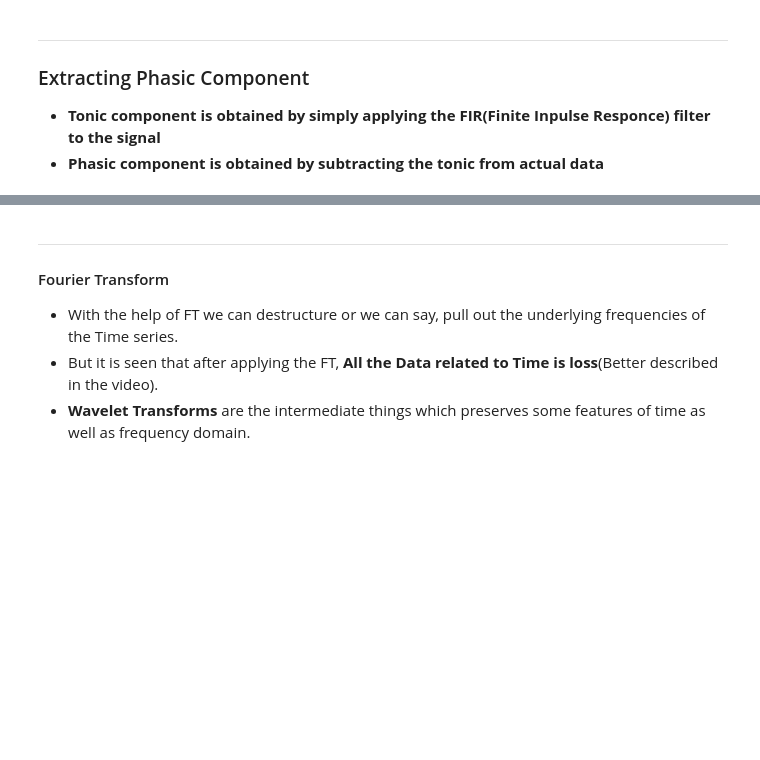
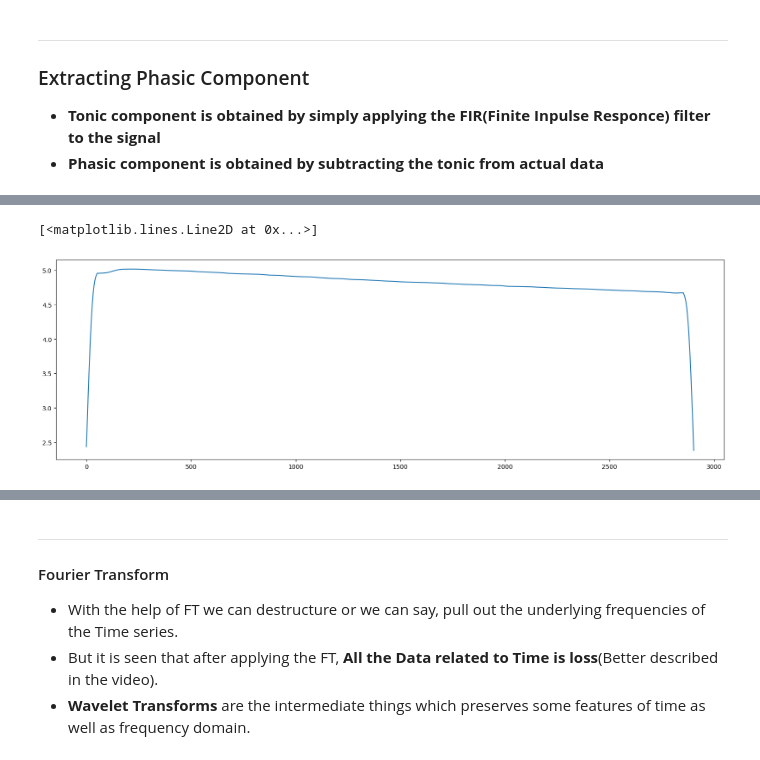
Before and after one commit to Dhyanesh-Panchal/GSR-research-and-stress-detection, a Jupyter notebook: Notes.ipynb, the cells around one changed output, grey strips where cells are left out. Saved outputs shown, nothing was run; the diff lists cells and outputs as text; code cells hidden in the pictures; blank space fills up the shorter version.

```diff
--- a/Notes.ipynb
+++ b/Notes.ipynb
@@ -43,0 +73,9 @@ from scipy.signal import fir
+# %%
+ # --> Filter for tonic component
+tonic_filter = firwin(numtaps=101,cutoff=0.001,window='hamming')
+sub1_data_tonic = np.convolve(sub1_data,tonic_filter,mode='same')
+plt.figure(figsize=(20,6))
+plt.plot(sub1_data_tonic)
+# %% [output]
+[<matplotlib.lines.Line2D at 0x...>]
+[figure, added]
```
Also changed, not shown: parts of 13 cells of this notebook, 2 other files.
